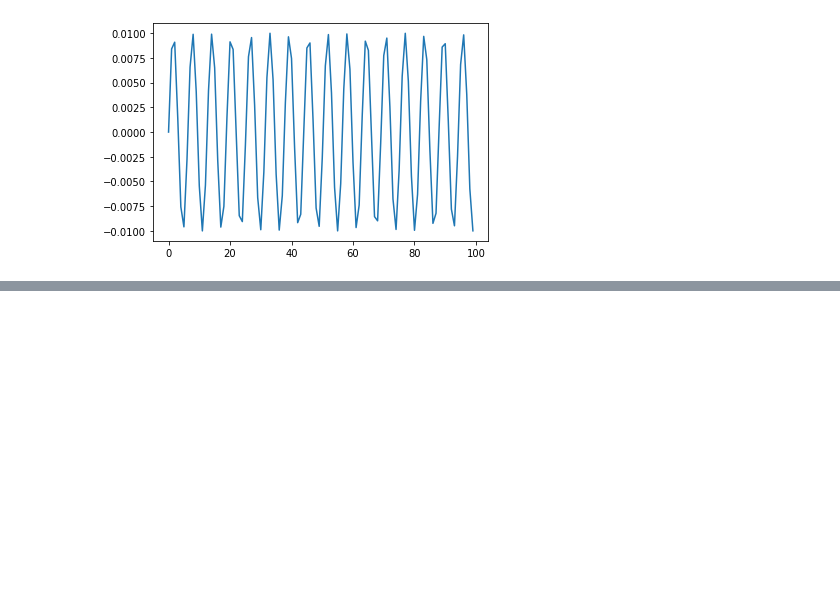
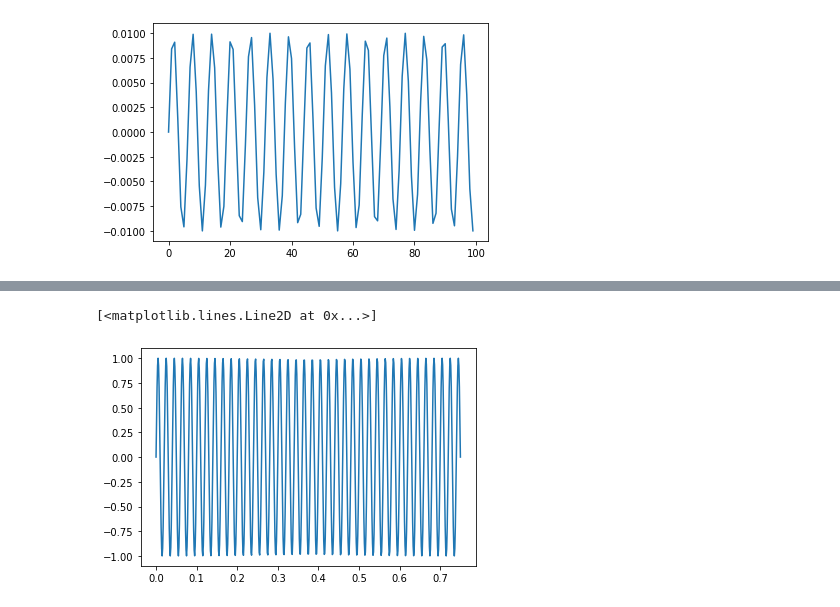
Before and after one commit to Yousousen/pulsar_analysis, a Jupyter notebook: scripts/ipynb.ipynb, the cells around one changed output, grey strips where cells are left out. Drawn from its saved outputs; the diff is of its cells as text; code cells hidden in the pictures; blank space fills up the shorter version.

```diff
--- a/scripts/ipynb.ipynb
+++ b/scripts/ipynb.ipynb
@@ -48,0 +54,16 @@ plt.plot(np.fft.ifft(np.fft.fft(sin)/len(sin)))
+# %%
+noise = np.random.random_sample((100))
+
+# Number of samplepoints
+N = 600
+# sample spacing
+T = 1.0 / 800.0
+xvals = np.linspace(0.0, N*T, N)
+sin = np.sin(50.0 * 2.0*np.pi*xvals)# + 0.5*np.sin(80.0 * 2.0*np.pi*x)
+sin = sin
+#cos = [ np.cos(x) for x in range(100) ]
+# %%
+plt.plot(xvals, sin)
+# %% [output]
+[<matplotlib.lines.Line2D at 0x...>]
+[figure, added]
```
Also changed, not shown: parts of 4 cells of this notebook, 2 other files.
